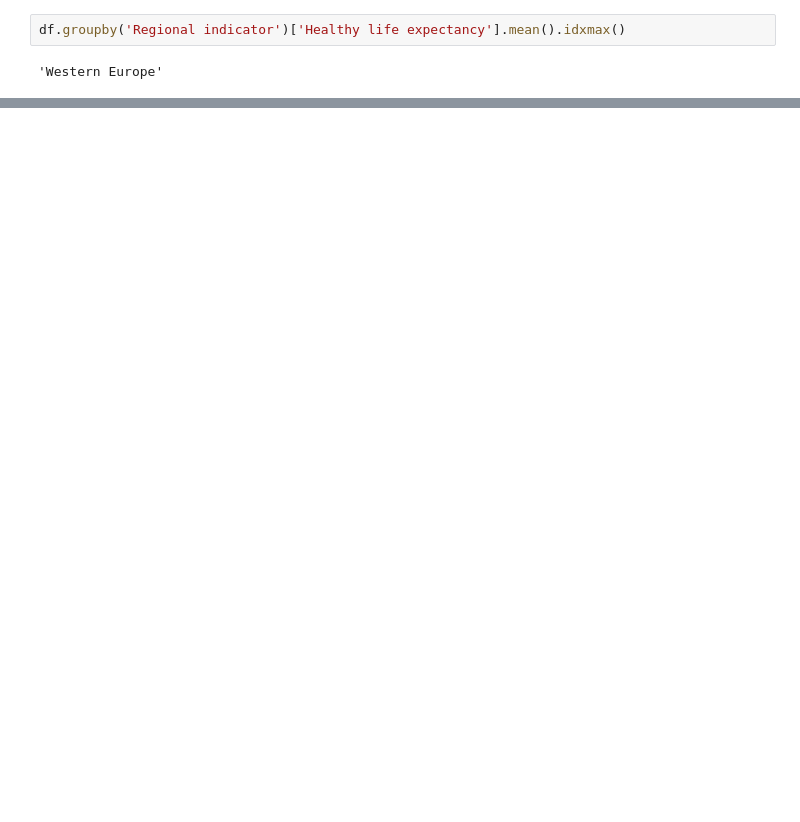
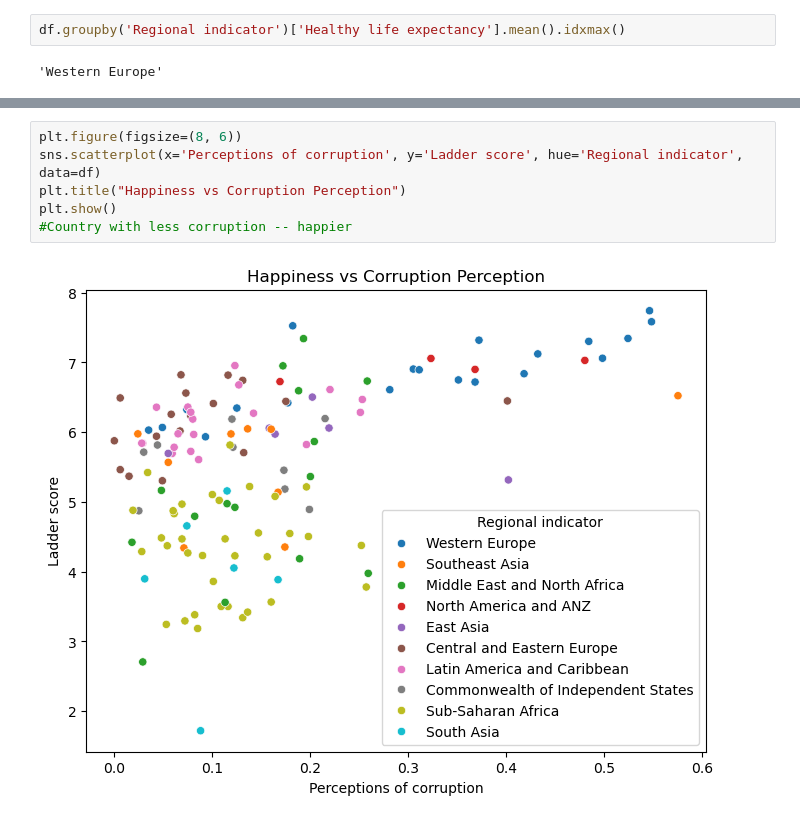
Before and after one commit to boomiikas/World-Happiness-Report---EDA-and-Feature-Engineering, a Jupyter notebook: happy.ipynb, the cells around one changed output, grey strips where cells are left out. Drawn from its saved outputs; the diff is of its cells as text; blank space fills up the shorter version.

```diff
--- a/happy.ipynb
+++ b/happy.ipynb
@@ -488,0 +510,8 @@ df.groupby('Regional indicator')['Healthy life expectancy'].mean().idxmax()
+# %%
+plt.figure(figsize=(8, 6))
+sns.scatterplot(x='Perceptions of corruption', y='Ladder score', hue='Regional indicator', data=df)
+plt.title("Happiness vs Corruption Perception")
+plt.show()
+#Country with less corruption -- happier
+# %% [output]
+[figure, added]
```
Also changed, not shown: parts of 8 cells of this notebook.
